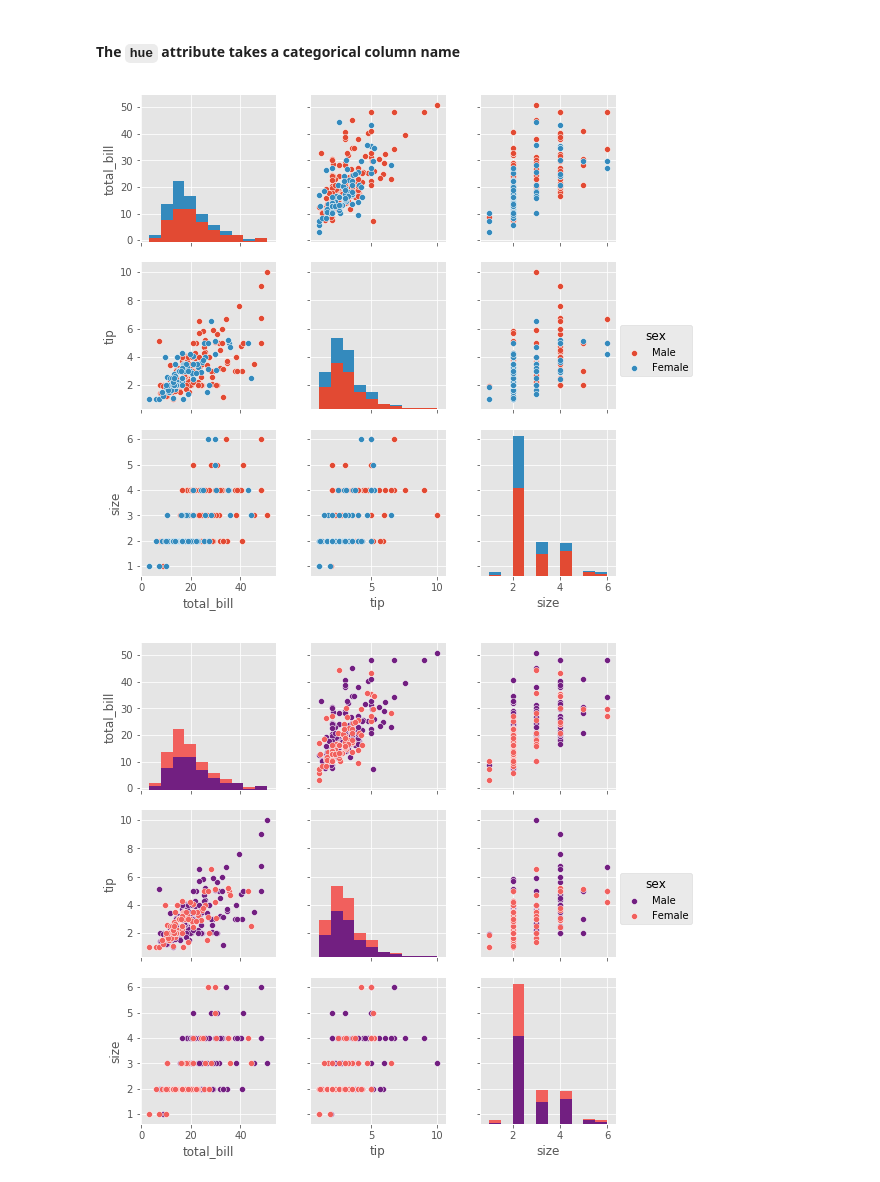
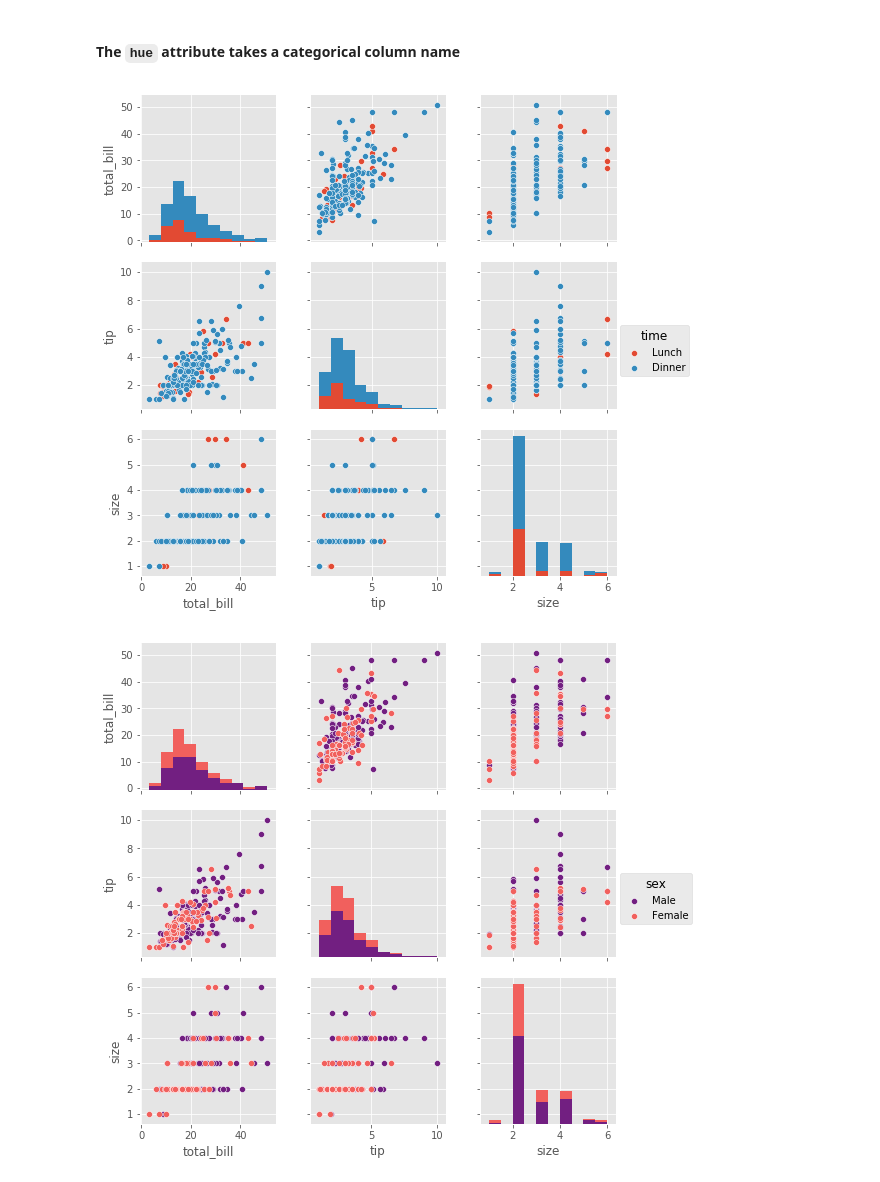
Before and after one commit to subhamsarangi/Visualize, a Jupyter notebook: plt/3. seaborn_basics.ipynb, the cells around one changed output. Drawn from its saved outputs; the diff is of its cells as text; code cells hidden in the pictures.

Commit message:
categorical plots

```diff
--- a/plt/3. seaborn_basics.ipynb
+++ b/plt/3. seaborn_basics.ipynb
@@ -66,10 +66,10 @@ plt.savefig('images/sns_3pairplot.png',dpi=200)
 # %% [markdown]
 #### The `hue` attribute takes a categorical column name
 # %%
-sns.pairplot(tips, hue='sex')
+sns.pairplot(tips, hue='time')
 plt.savefig('images/sns_3pairplot_hue.png',dpi=200)
 # %% [output]
-[figure, old version]
+[figure, new version]
 # %%
 sns.pairplot(tips, hue='sex',palette='magma')
 plt.savefig('images/sns_3pairplot_palette.png',dpi=200)
```
Also changed, not shown: parts of 3 cells of this notebook, 15 other files.
